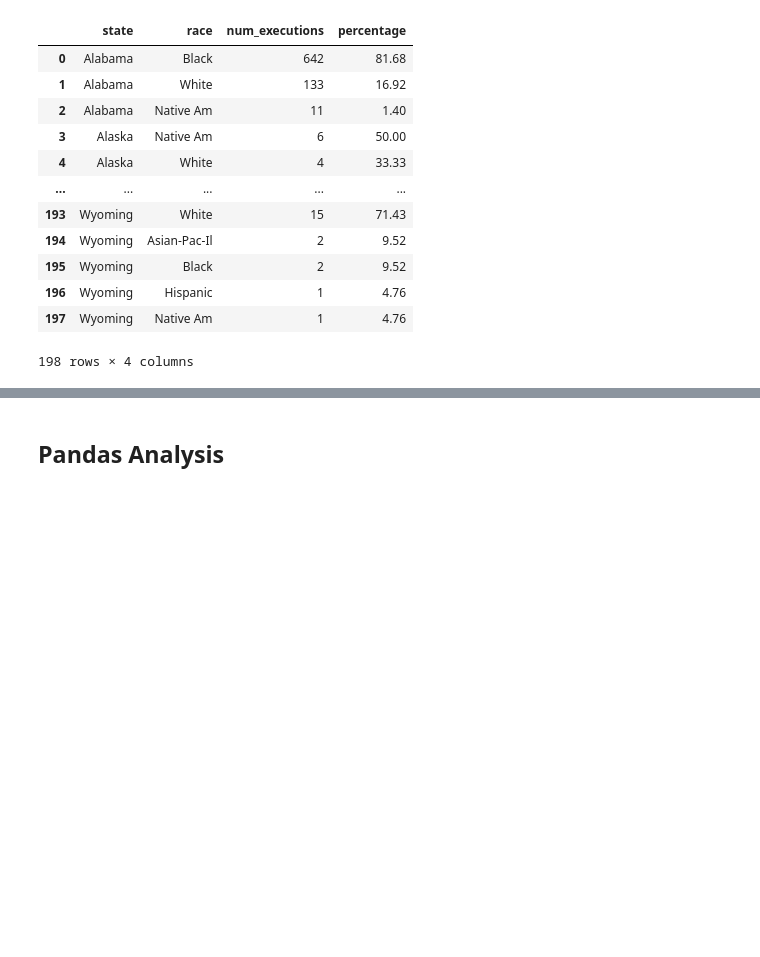
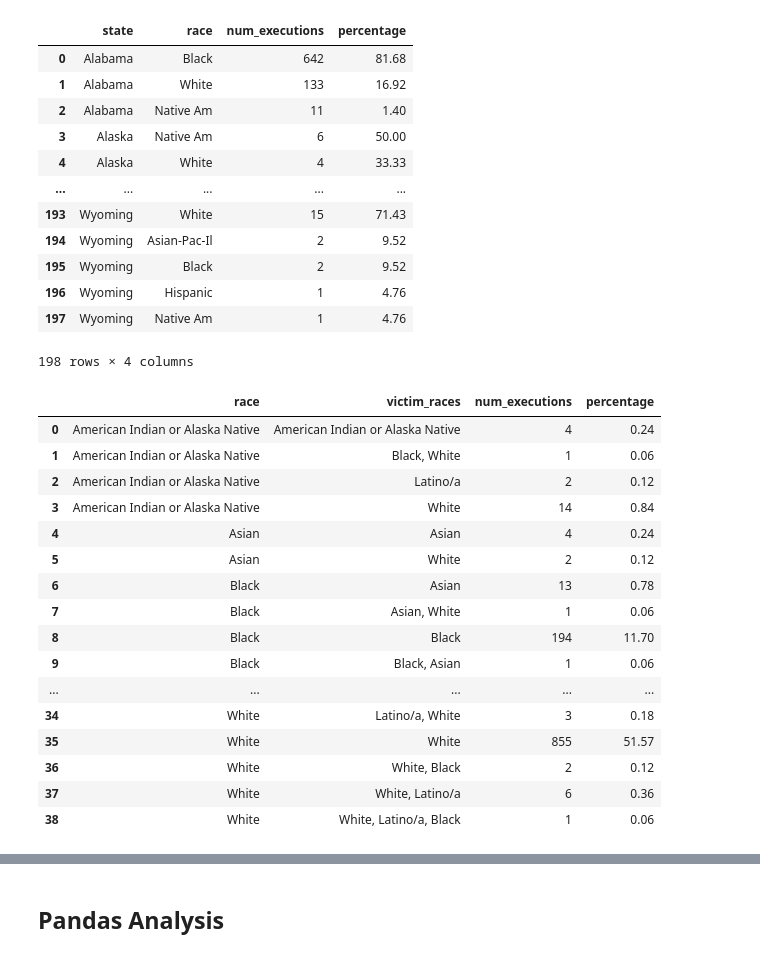
Before and after one commit to max-reevage/us-execution-trends-exploration, a Jupyter notebook: notebooks/combined_execution_data.ipynb, the cells around one changed output, grey strips where cells are left out. Cells and saved outputs as stored; diff of their text form; code cells hidden in the pictures; blank space fills up the shorter version.

```diff
--- a/notebooks/combined_execution_data.ipynb
+++ b/notebooks/combined_execution_data.ipynb
@@ -491,9 +511,36 @@ result3
 | 197 | Wyoming | Native Am | 1 | 4.76 |
 198 rows × 4 columns
 # %%
-# query4 = """
+# Race of inmates vs race of victims
 
-# """
+query4 = """
+select race, victim_races, count(*) as num_executions,
+    round(count(*) * 100.0 / sum(count(*)) over (), 2) as percentage
+from executed_inmates ei
+where race is not null
+    and victim_races is not null
+    and race != 'Unknown'
+    and victim_races != 'Unknown'
+group by race, victim_races
+"""
 
-# result4 = pd.read_sql(query4, conn)
-# result4
+result4 = pd.read_sql(query4, conn)
+result4
+# %% [output]
+|  | race | victim_races | num_executions | percentage |
+| 0 | American Indian or Alaska Native | American Indian or Alaska Native | 4 | 0.24 |
+| 1 | American Indian or Alaska Native | Black, White | 1 | 0.06 |
+| 2 | American Indian or Alaska Native | Latino/a | 2 | 0.12 |
+| 3 | American Indian or Alaska Native | White | 14 | 0.84 |
+| 4 | Asian | Asian | 4 | 0.24 |
+| 5 | Asian | White | 2 | 0.12 |
+| 6 | Black | Asian | 13 | 0.78 |
+| 7 | Black | Asian, White | 1 | 0.06 |
+| 8 | Black | Black | 194 | 11.70 |
+| 9 | Black | Black, Asian | 1 | 0.06 |
+| ... | ... | ... | ... | ... |
+| 34 | White | Latino/a, White | 3 | 0.18 |
+| 35 | White | White | 855 | 51.57 |
+| 36 | White | White, Black | 2 | 0.12 |
+| 37 | White | White, Latino/a | 6 | 0.36 |
+| 38 | White | White, Latino/a, Black | 1 | 0.06 |
```
Also changed, not shown: parts of 18 cells of this notebook, 3 other files.
